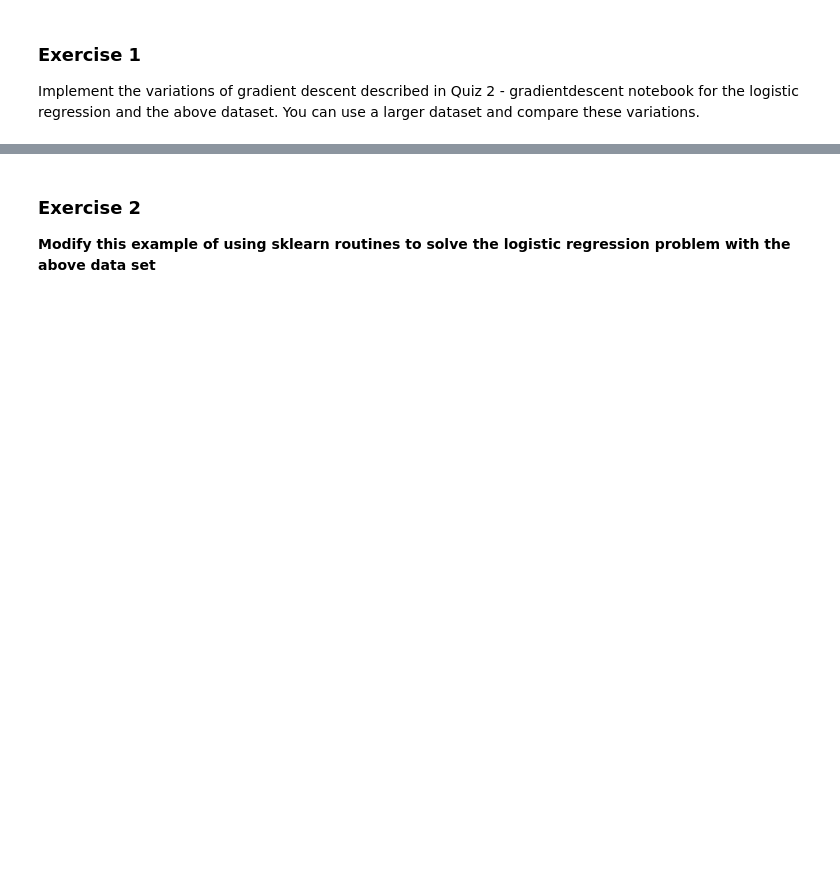
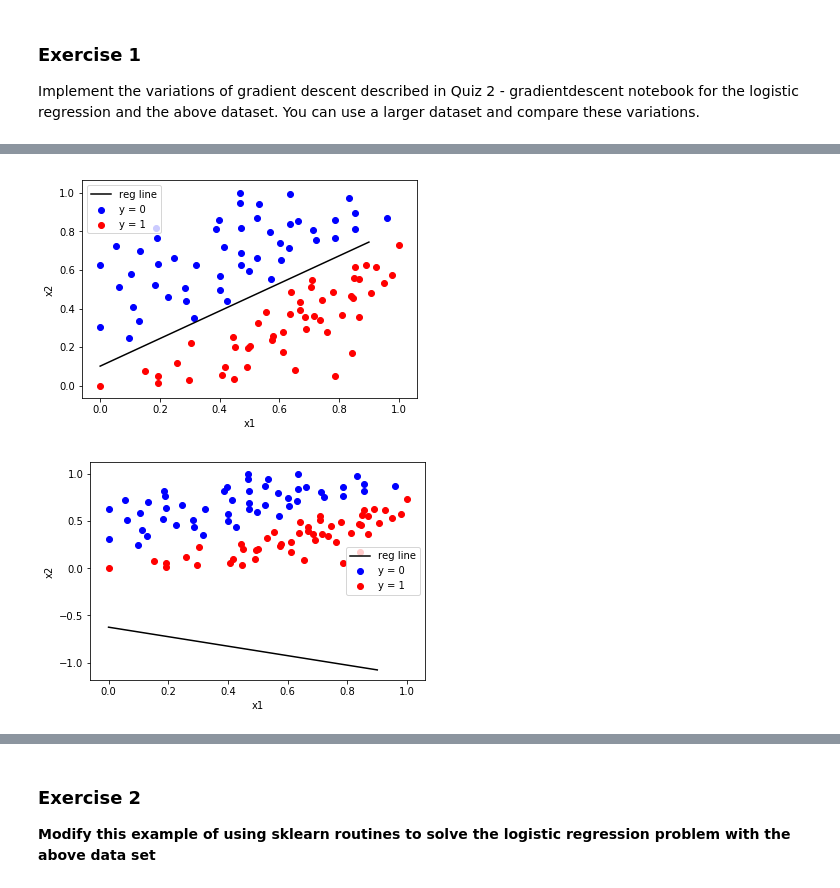
Before and after one commit to eloukas/uth-machine-learning, a Jupyter notebook: quizzes/quiz2/Quiz2-Logistic_Regression_with_gradient_descent.ipynb, the cells around one changed output, grey strips where cells are left out. Cells and saved outputs as stored; diff of their text form; code cells hidden in the pictures; blank space fills up the shorter version.

```diff
--- a/quizzes/quiz2/Quiz2-Logistic_Regression_with_gradient_descent.ipynb
+++ b/quizzes/quiz2/Quiz2-Logistic_Regression_with_gradient_descent.ipynb
@@ -365,0 +268,33 @@ pylab.show()
+# %%
+def grad_desc(X, y, beta, lr=.01, converge_change=.001):
+    '''
+    gradient descent function
+    '''
+    cost = cost_func(beta, X, y)
+    change_cost = 1
+    num_iter = 1
+
+    while(change_cost > converge_change):
+        old_cost = cost
+        beta = beta - (lr * log_gradient(beta, X, y))
+        cost = cost_func(beta, X, y)
+        change_cost = old_cost - cost
+        num_iter += 1
+
+    return beta, num_iter
+
+# initial beta values
+beta = np.matrix(np.zeros(X.shape[1]))
+
+# beta values after running gradient descent
+beta, num_iter = grad_desc(X_train, y_train, beta)
+
+# estimated beta values and number of iterations
+print("Estimated regression coefficients:", beta)
+print("No. of iterations:", num_iter)
+
+# predicted labels
+y_pred = pred_values(beta, X_test)
+
+# comparing actual response values (y_test) with predicted response values (y_pred)
+print("Logistic Regression model accuracy(in %):",  (np.sum(y_test == y_pred)/y_test.shape[0])*100)
@@ -365,0 +363,9 @@ pylab.show()
+# %%
+# plotting regression line
+plot_reg(X, y, beta)
+
+# plotting regression line
+plot_reg(X, y, stochastic_beta)
+# %% [output]
+[figure, added]
+[figure, added]
```
Also changed, not shown: parts of 13 cells of this notebook.
